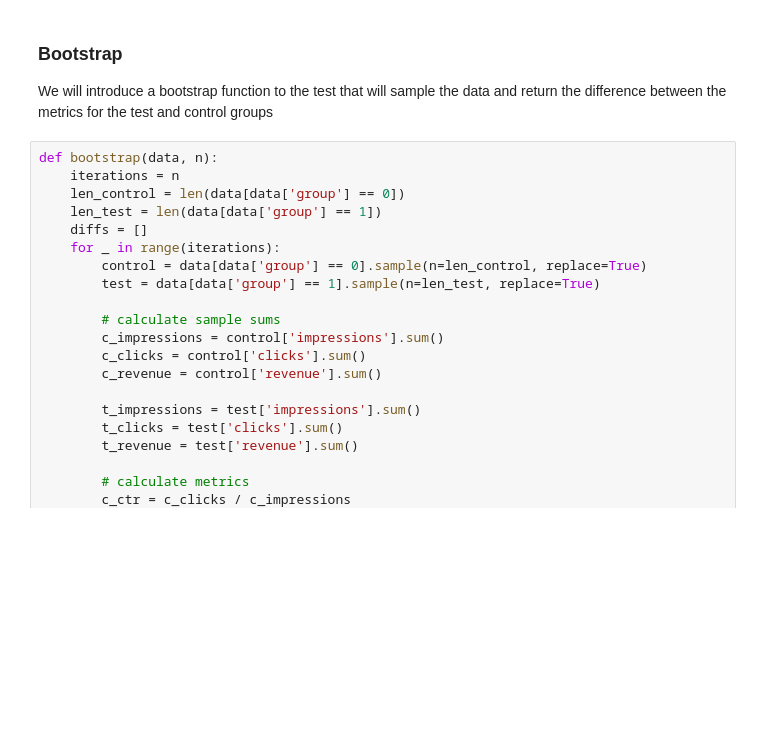
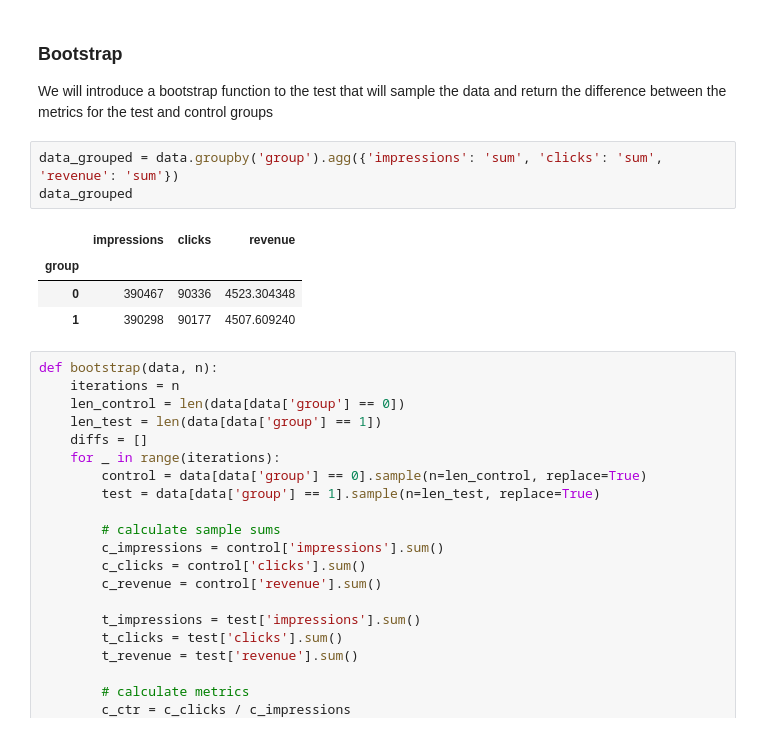
Before and after one commit to doomer2004/Marketing-A-B-Test, a Jupyter notebook: bootstrap_test.ipynb, the cells around one changed output. Drawn from its saved outputs; the diff is of its cells as text; blank space fills up the shorter version.

```diff
--- a/bootstrap_test.ipynb
+++ b/bootstrap_test.ipynb
@@ -23,6 +23,14 @@ print(data.head())
 # %% [markdown]
 ### Bootstrap
 We will introduce a bootstrap function to the test that will sample the data and return the difference between the metrics for the test and control groups
+# %%
+data_grouped = data.groupby('group').agg({'impressions': 'sum', 'clicks': 'sum', 'revenue': 'sum'})
+data_grouped
+# %% [output]
+|  | impressions | clicks | revenue |
+| group |  |  |  |
+| 0 | 390467 | 90336 | 4523.304348 |
+| 1 | 390298 | 90177 | 4507.609240 |
 # %%
 def bootstrap(data, n):
     iterations = n
```
